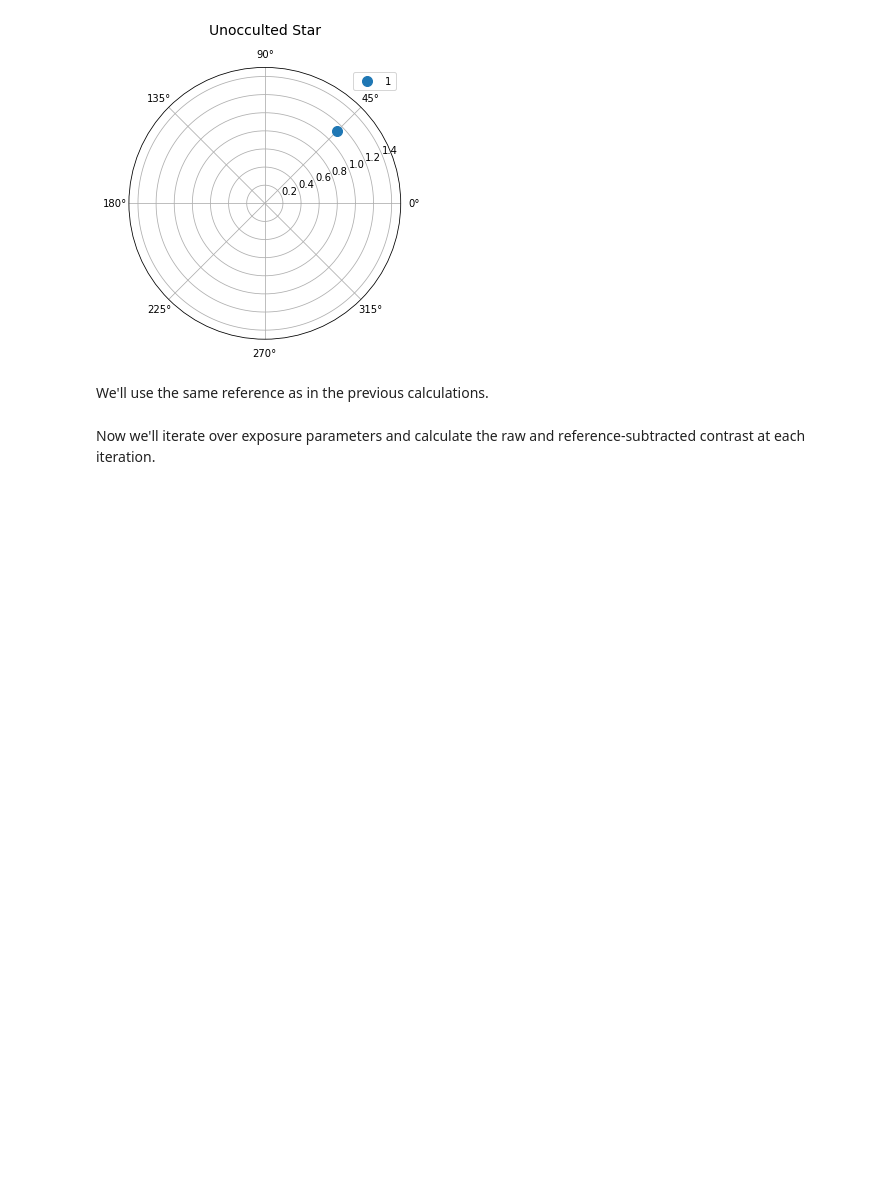
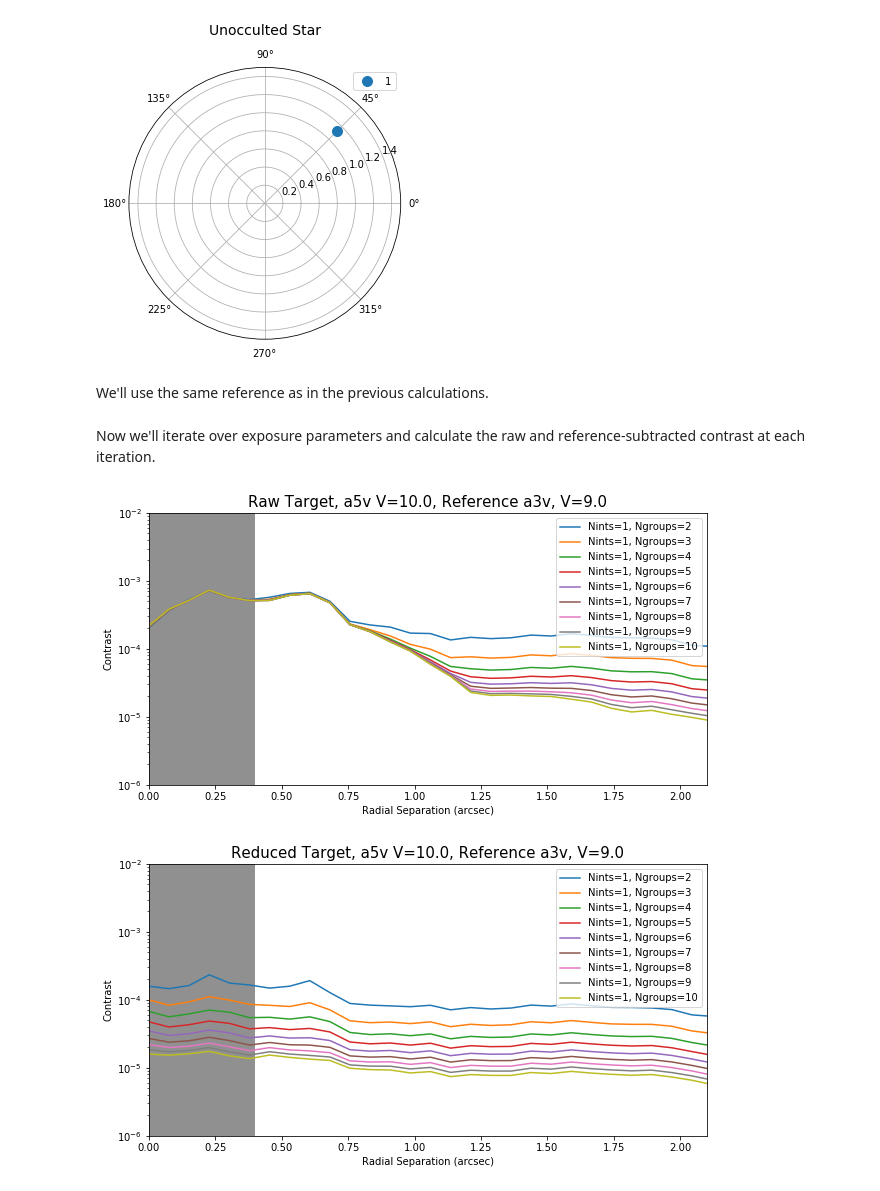
Before and after one commit to spacetelescope/pandeia-coronagraphy, a Jupyter notebook: notebooks/nircam_photon_noise_and_contrast.ipynb, the cells around one changed output. Saved outputs shown, nothing was run; the diff lists cells and outputs as text; code cells hidden in the pictures; blank space fills up the shorter version.

```diff
--- a/notebooks/nircam_photon_noise_and_contrast.ipynb
+++ b/notebooks/nircam_photon_noise_and_contrast.ipynb
@@ -367,25 +367,28 @@ for ngroup in ngroup_list:
 # %%
 pix_scale = 0.032 # see https://jwst-docs.stsci.edu/display/JTI/NIRCam+Imaging
 mask_radii = 0.4 # see https://jwst-docs.stsci.edu/display/JTI/NIRCam+Coronagraphic+Imaging
 
 plt.figure(figsize=(10,5))
 for i,contrast in enumerate(raw_contrast_list):
     plt.semilogy(radial_bins * pix_scale,contrast,label='Nints=1, Ngroups={}'.format(ngroup_list[i]))
     plt.fill_between([0,mask_radii],1e-6,20,alpha=0.2,lw=0,color=[0.5,0.5,0.5])
     plt.xlabel('Radial Separation (arcsec)')
     plt.ylabel('Contrast')
-    plt.xlim(0,5.6)
-    plt.ylim(1e-5,1e-2)
+    plt.xlim(0,2.1)
+    plt.ylim(1e-6,1e-2)
     plt.title('Raw Target, {} V={}, Reference {}, V={}'.format(target_Sp,target_mV,ref_Sp,ref_mV),fontsize=15)
     plt.legend(loc='upper right')
 
 plt.figure(figsize=(10,5))
 for i,contrast in enumerate(refsub_contrast_list):
     plt.semilogy(radial_bins * pix_scale,contrast,label='Nints=1, Ngroups={}'.format(ngroup_list[i]))
     plt.fill_between([0,mask_radii],1e-6,20,alpha=0.2,lw=0,color=[0.5,0.5,0.5])
     plt.xlabel('Radial Separation (arcsec)')
     plt.ylabel('Contrast')
-    plt.xlim(0,5.6)
-    plt.ylim(1e-5,1e-2)
+    plt.xlim(0,2.1)
+    plt.ylim(1e-6,1e-2)
     plt.title('Reduced Target, {} V={}, Reference {}, V={}'.format(target_Sp,target_mV,ref_Sp,ref_mV),fontsize=15)
     plt.legend(loc='upper right')
+# %% [output]
+[figure, added]
+[figure, added]
```
